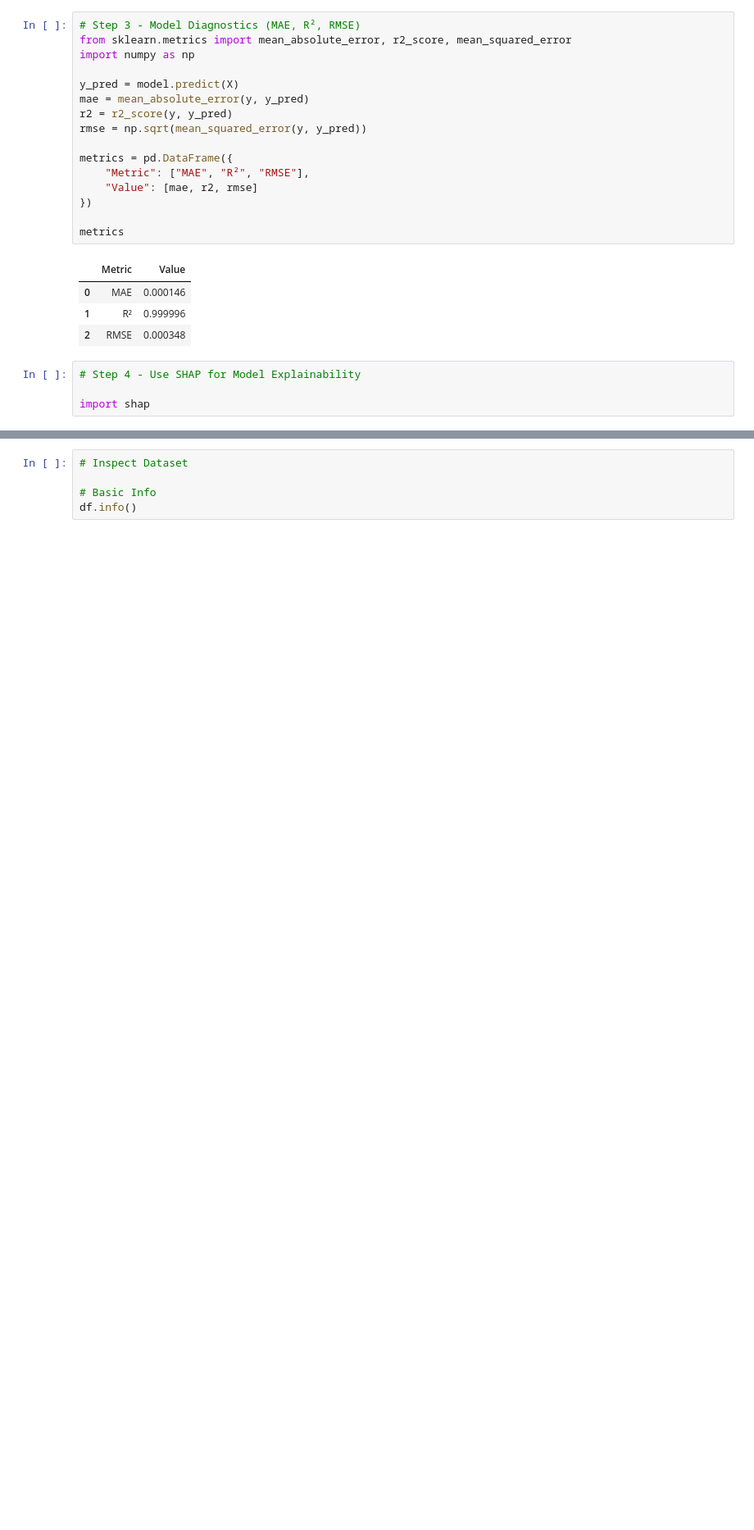
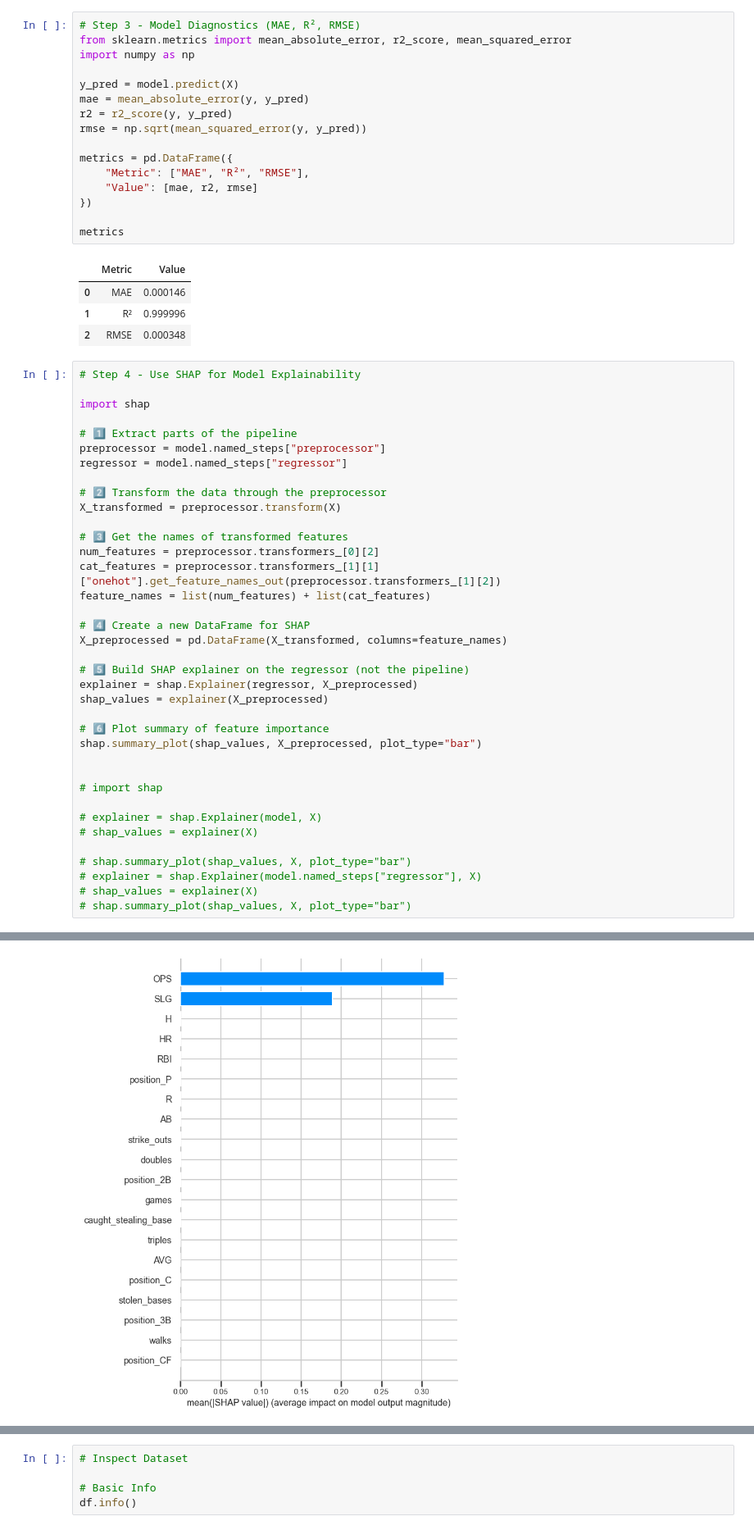
Before and after one commit to woodskevinj/mlb-stats-ml, a Jupyter notebook: notebooks/mlb_eda.ipynb, the cells around one changed output, grey strips where cells are left out. Shown at 82% size. Drawn from its saved outputs; the diff is of its cells as text; blank space fills up the shorter version.

Commit message:
Updated notebook code with model explainability

```diff
--- a/notebooks/mlb_eda.ipynb
+++ b/notebooks/mlb_eda.ipynb
@@ -313,4 +313,37 @@ metrics
 # Step 4 - Use SHAP for Model Explainability
 
 import shap
+
+# 1️⃣ Extract parts of the pipeline
+preprocessor = model.named_steps["preprocessor"]
+regressor = model.named_steps["regressor"]
+
+# 2️⃣ Transform the data through the preprocessor
+X_transformed = preprocessor.transform(X)
+
+# 3️⃣ Get the names of transformed features
+num_features = preprocessor.transformers_[0][2]
+cat_features = preprocessor.transformers_[1][1]["onehot"].get_feature_names_out(preprocessor.transformers_[1][2])
+feature_names = list(num_features) + list(cat_features)
+
+# 4️⃣ Create a new DataFrame for SHAP
+X_preprocessed = pd.DataFrame(X_transformed, columns=feature_names)
+
+# 5️⃣ Build SHAP explainer on the regressor (not the pipeline)
+explainer = shap.Explainer(regressor, X_preprocessed)
+shap_values = explainer(X_preprocessed)
+
+# 6️⃣ Plot summary of feature importance
+shap.summary_plot(shap_values, X_preprocessed, plot_type="bar")
+
+
+# import shap
+
+# explainer = shap.Explainer(model, X)
+# shap_values = explainer(X)
+
+# shap.summary_plot(shap_values, X, plot_type="bar")
+# explainer = shap.Explainer(model.named_steps["regressor"], X)
+# shap_values = explainer(X)
+# shap.summary_plot(shap_values, X, plot_type="bar")
 # %% [output]
@@ -317,0 +350 @@ ModuleNotFoundError: No module named 'shap'
+[figure, added]
```
Also changed, not shown: parts of 2 cells of this notebook.
